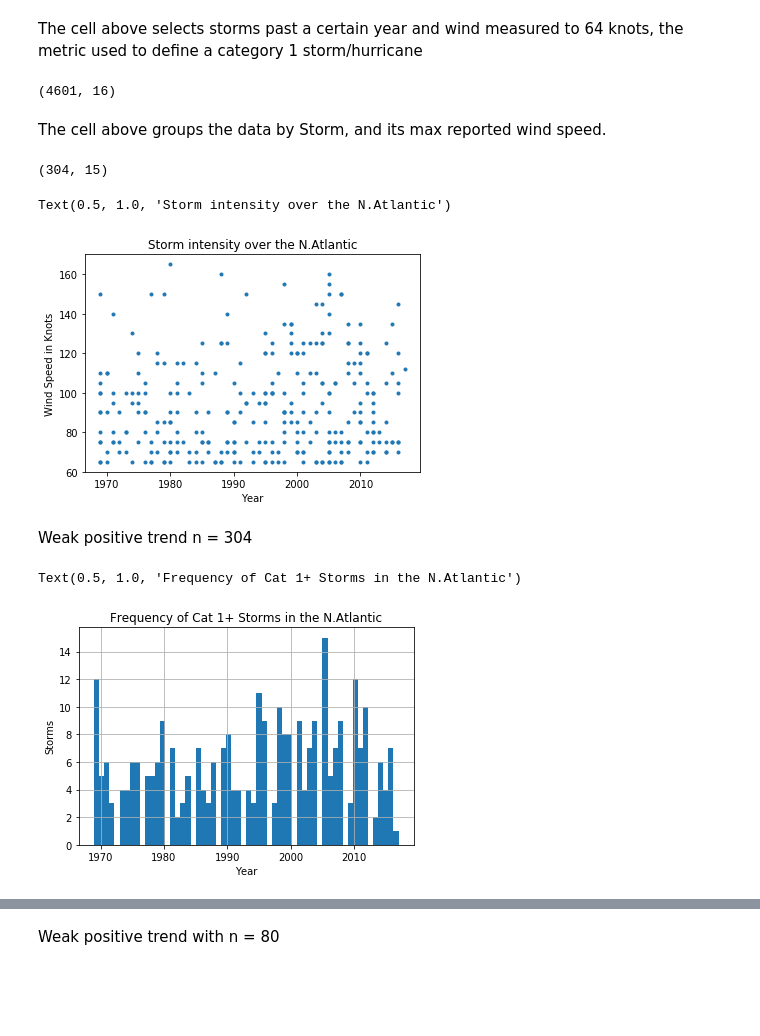
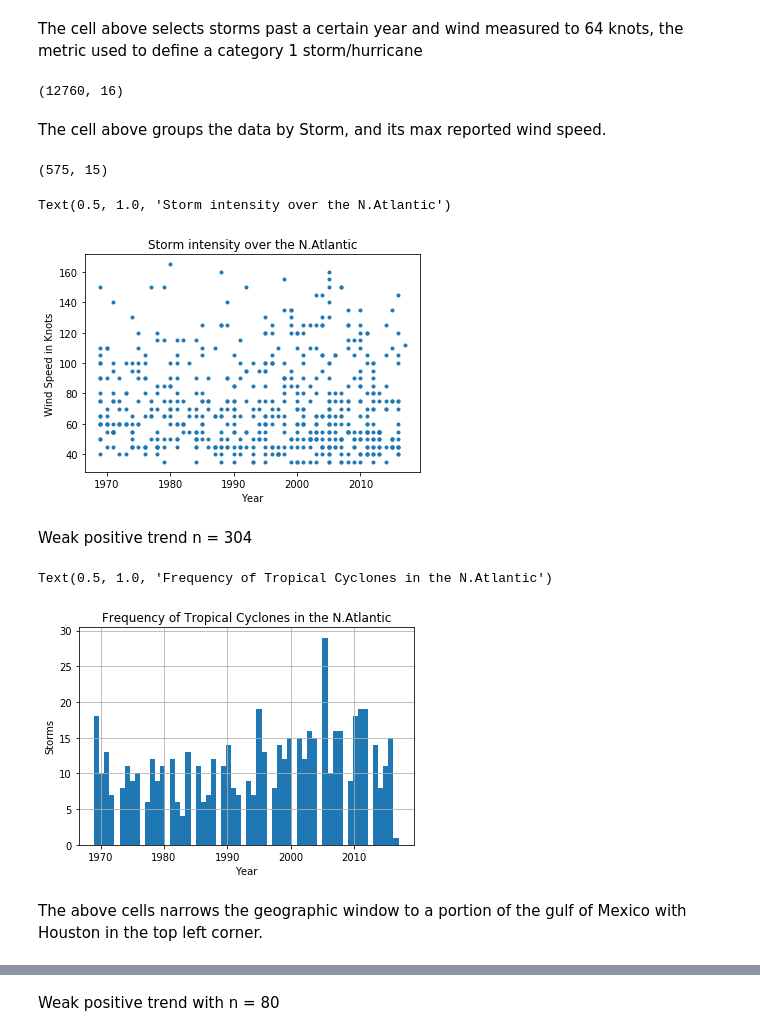
Before and after one commit to zuhbeer/Capstone, a Jupyter notebook: data playground.ipynb, the cells around one changed output, grey strips where cells are left out. Drawn from its saved outputs; the diff is of its cells as text; code cells hidden in the pictures; blank space fills up the shorter version.

```diff
--- a/data playground.ipynb
+++ b/data playground.ipynb
@@ -69,11 +65,11 @@ The above cells narrows the geographic window to a portion of the gulf of Mexico
 # %%
-stormsNA = storms[(storms['Season'] >= 1969) & (storms['Wind(WMO)'] >= 64)]
+stormsNA = storms[(storms['Season'] >= 1969) & (storms['Wind(WMO)'] >= 34)]
 # %% [markdown]
 The cell above selects storms past a certain year and wind measured to 64 knots, the metric used to define a category 1 storm/hurricane
 # %%
 stormsNA.shape
 # %% [output]
-(4601, 16)
+(12760, 16)
 # %%
 stormsNA1 = stormsNA.groupby(['Serial_Num']).max()
 # %% [markdown]
@@ -81,7 +77,7 @@ The cell above groups the data by Storm, and its max reported wind speed.
 # %%
 stormsNA1.shape
 # %% [output]
-(304, 15)
+(575, 15)
 # %%
 x = stormsNA1['Season']
 y = stormsNA1['Wind(WMO)']
@@ -93,14 +89,14 @@ plt.xlabel('Year')
 plt.title('Storm intensity over the N.Atlantic')
 # %% [output]
 Text(0.5, 1.0, 'Storm intensity over the N.Atlantic')
-[figure, old version]
+[figure, new version]
 # %% [markdown]
 Weak positive trend n = 304
 # %%
 stormsNA1['Season'].hist(bins=60)
 plt.ylabel('Storms')
 plt.xlabel('Year')
-plt.title('Frequency of Cat 1+ Storms in the N.Atlantic')
+plt.title('Frequency of Tropical Cyclones in the N.Atlantic')
 # %% [output]
-Text(0.5, 1.0, 'Frequency of Cat 1+ Storms in the N.Atlantic')
+Text(0.5, 1.0, 'Frequency of Tropical Cyclones in the N.Atlantic')
-[figure, old version]
+[figure, new version]
@@ -109,3 +109,5 @@ stormsGulf = stormslong[(stormslong['Season'] >= 1969) & (stormslong['Wind(WMO)'
+# %% [markdown]
+The above cells narrows the geographic window to a portion of the gulf of Mexico with Houston in the top left corner.
 # %%
 stormsGulf.shape
 # %% [output]
```
Also changed, not shown: parts of 21 cells of this notebook.
